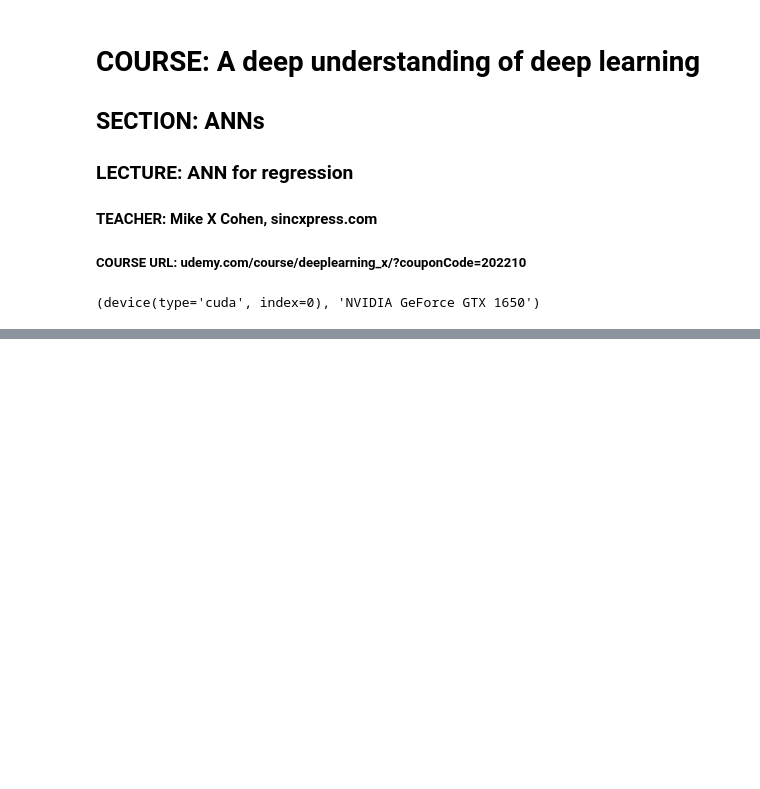
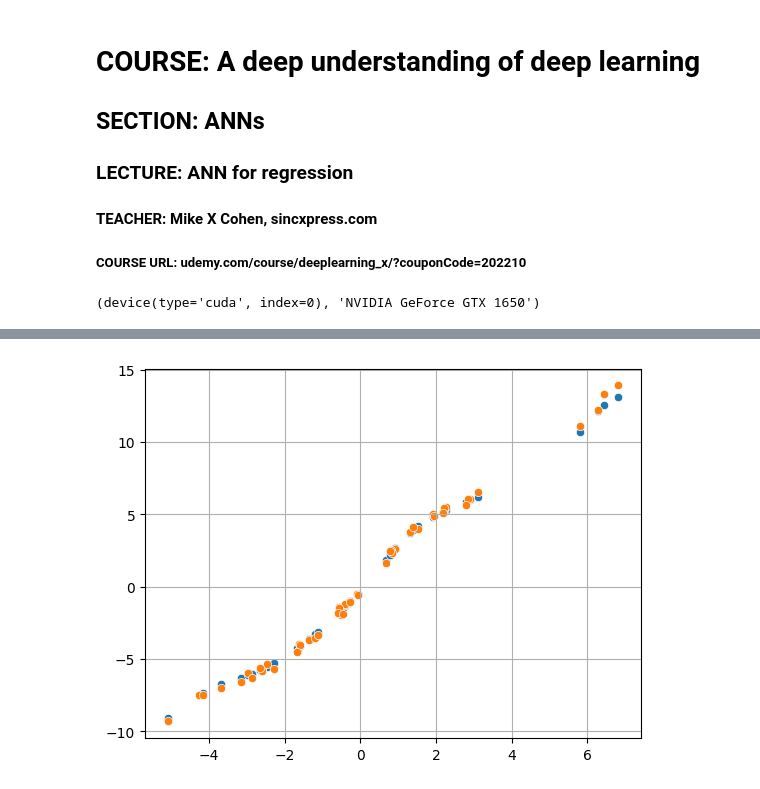
Before and after one commit to CaioMizerkowski/DUDL_Python_Mike_X_Cohen, a Jupyter notebook: ANN/DUDL_ANN_regression.ipynb, the cells around one changed output, grey strips where cells are left out. Saved outputs shown, nothing was run; the diff lists cells and outputs as text; code cells hidden in the pictures; blank space fills up the shorter version.

```diff
--- a/ANN/DUDL_ANN_regression.ipynb
+++ b/ANN/DUDL_ANN_regression.ipynb
@@ -70,3 +89,10 @@ for epochi in range(numepochs):
+# %%
+sns.scatterplot(x=t2p(x), y=t2p(ANNreg(x)))
+sns.scatterplot(x=t2p(x), y=t2p(y))
+plt.grid()
+plt.show()
+# %% [output]
+[figure, added]
 # %%
 # show the losses
 
```
Also changed, not shown: parts of 21 cells of this notebook, 3 other files.
